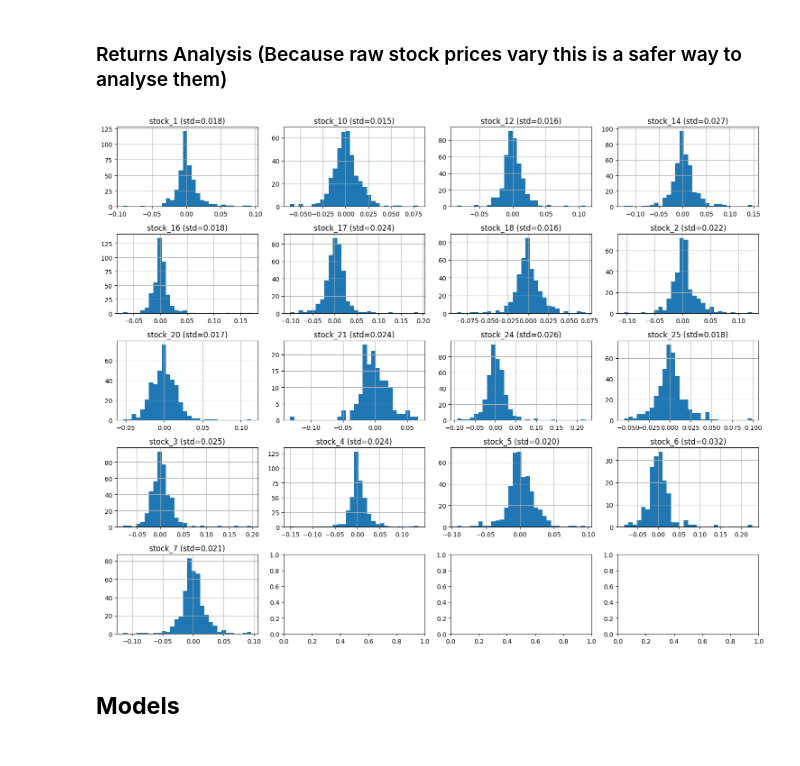
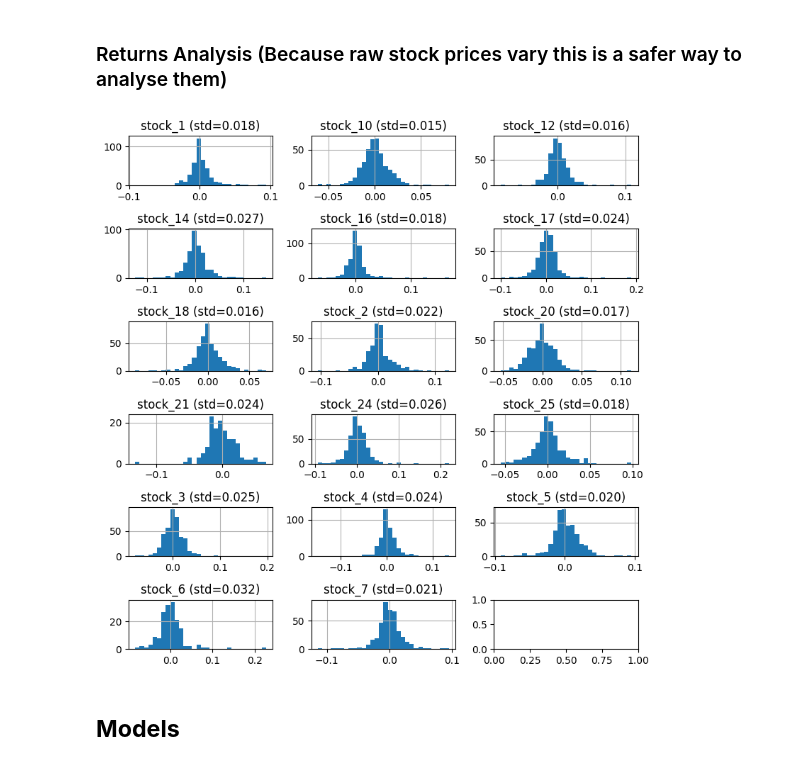
Before and after one commit to kimonkmrs/TIMESERIES_CLOSE_PRICE_PREDICTION, a Jupyter notebook: notebook/Main.ipynb, the cells around one changed output. Saved outputs shown, nothing was run; the diff lists cells and outputs as text; code cells hidden in the pictures.

```diff
--- a/notebook/Main.ipynb
+++ b/notebook/Main.ipynb
@@ -187,10 +184,10 @@ for split, stocks in all_dataframes.items():
         if removed > 0:
             print(f"{split}/{stock_name}: removed {removed} rows ({len(df)} -> {len(df_filtered)})")
 
-print("\nFiltered dataframes:")
-for split, stocks in all_dataframes_filtered.items():
-    for stock_name, df_filtered in stocks.items():
-        print(f"{split}/{stock_name}: {len(df_filtered)} rows")
+# print("\nFiltered dataframes:")
+# for split, stocks in all_dataframes_filtered.items():
+#     for stock_name, df_filtered in stocks.items():
+#         print(f"{split}/{stock_name}: {len(df_filtered)} rows")
 
 # Christmas test for filtered data on stock 1
 df_filtered_s1 = all_dataframes_filtered['train']['stock_1']
@@ -405,14 +398,14 @@ Volume  0.086514  0.100268  0.074499  0.087025  1.000000
 # %% [markdown]
 ### Returns Analysis (Because raw stock prices vary this is a safer way to analyse them)
 # %%
-fig, axes = plt.subplots(5, 4, figsize=(15, 12))
+fig, axes = plt.subplots(6, 3, figsize=(8, 8))
 for ax, (stock_name, df_filtered_train) in zip(axes.flat, all_dataframes_filtered['train'].items()):
     returns = df_filtered_train['Close'].pct_change().dropna()
     returns.hist(ax=ax, bins=30)
     plt.tight_layout()
     ax.set_title(f"{stock_name} (std={returns.std():.3f})")
 # %% [output]
-[figure, old version]
+[figure, new version]
 # %% [markdown]
 ## **Models**
 # %% [markdown]
```
Also changed, not shown: parts of 16 cells of this notebook.
